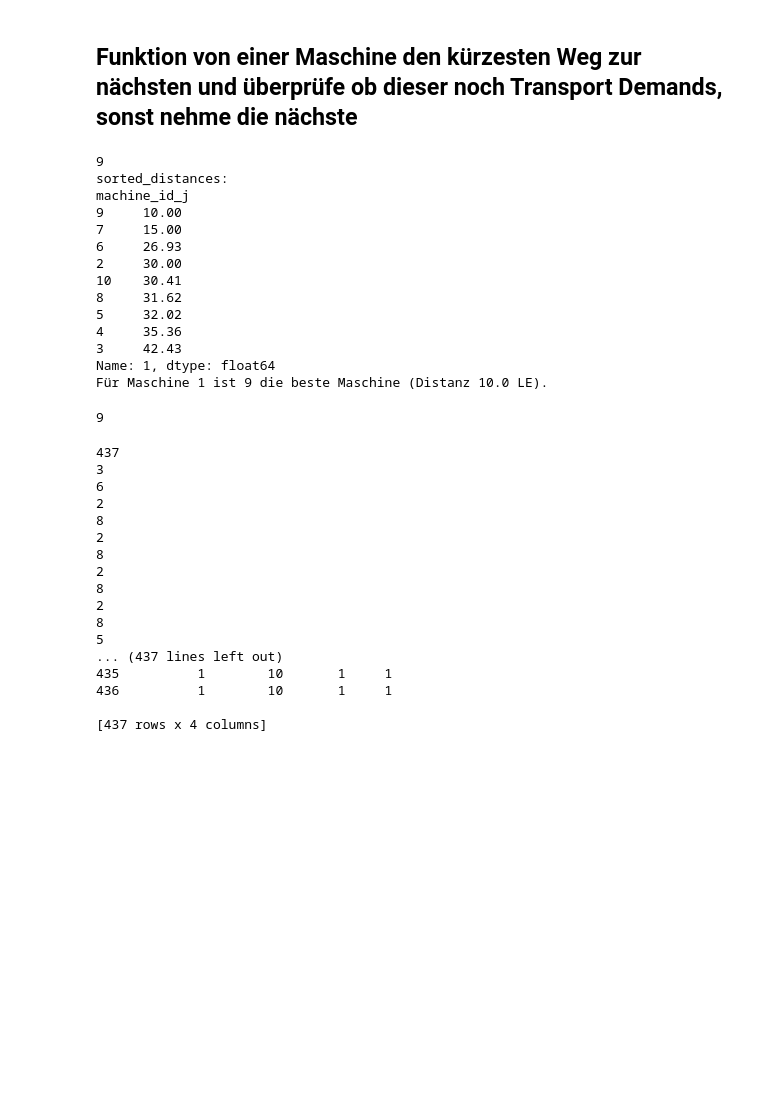
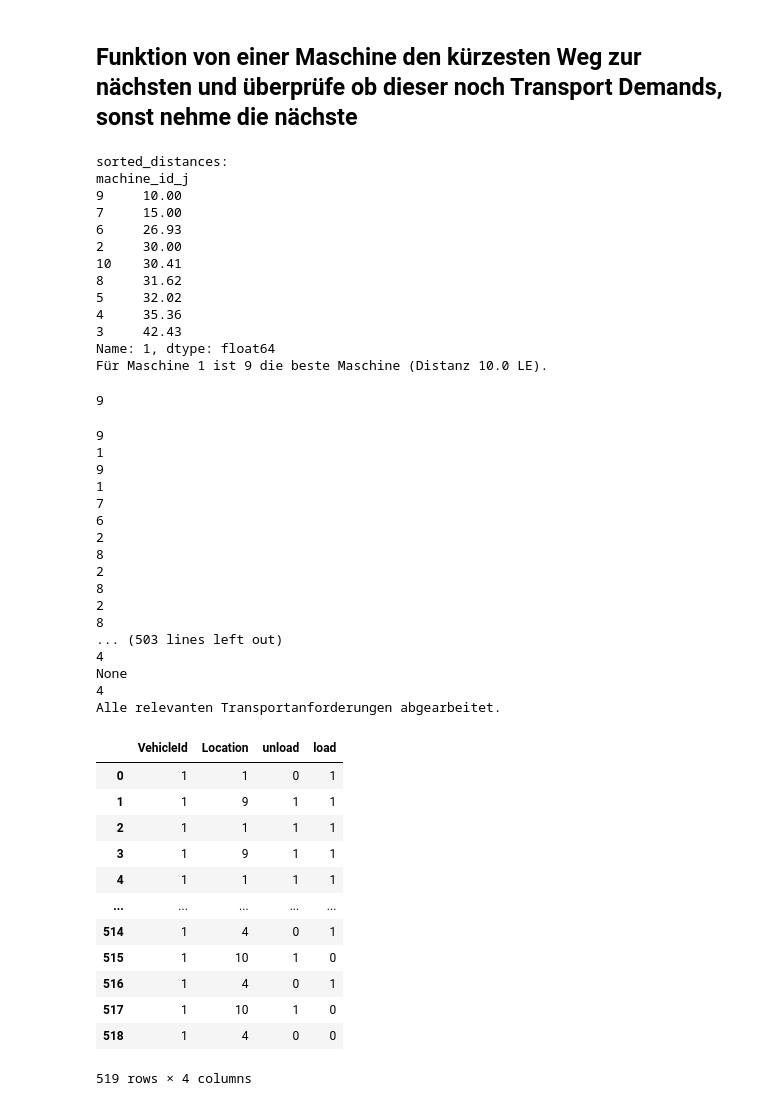
Before and after one commit to anh-lxn/logisticsLab, a Jupyter notebook: notebook/main.ipynb, the cells around one changed output. Drawn from its saved outputs; the diff is of its cells as text; code cells hidden in the pictures; blank space fills up the shorter version.

```diff
--- a/notebook/main.ipynb
+++ b/notebook/main.ipynb
@@ -24,6 +24,7 @@ git_dir = os.getcwd()
 data_dir = os.path.join(git_dir, '../data')
 machine_positions_path = os.path.join(data_dir, "machine_positions.txt")
 transport_demand_path = os.path.join(data_dir, "transport_demand.txt")
+schedule_path = os.path.join(data_dir, "schedule.txt")
 
 def read_txt_files(display_dataframes=False):
   machine_positions = pd.read_csv(machine_positions_path, sep=r";", names =["machine_id", "x", "y"], header=0)
@@ -158,9 +159,7 @@ def find_next_machine(start_machine, display_text=False, condition_demands_equal
   else:
       for next_machine, dist in sorted_distances.items():
           # Wir prüfen NICHT, ob start→next existiert, sondern ob die Maschine als Startpunkt noch Aufträge hat
-          remaining_demands = transport_demand.loc[
-              (transport_demand["start"] == next_machine) & (transport_demand["number"] > 0)
-          ]
+          remaining_demands = transport_demand.loc[(transport_demand["start"] == next_machine) & (transport_demand["number"] > 0)]
           if not remaining_demands.empty:
               if display_text:
                   print(f"Leerlaufbewegung: von {start_machine} zu {next_machine} (Distanz {dist} LE) — dort gibt es offene Transporte.")
@@ -172,7 +171,6 @@ def find_next_machine(start_machine, display_text=False, condition_demands_equal
 
 find_next_machine(1, display_text=True)
 # %% [output]
-9
 sorted_distances:
 machine_id_j
 9     10.00
@@ -189,48 +187,76 @@ Für Maschine 1 ist 9 die beste Maschine (Distanz 10.0 LE).
 9
 # %%
 schedule = pd.DataFrame(columns=["VehicleId", "Location", "unload", "load"])
-count = 0
+count = 1
 sum_of_transports_demands = calculate_total_transport_demands()
-print(sum_of_transports_demands)
 
 
-def calculate_best_route(carID, start_machine, unload, load):
+def calculate_best_route(carID, start_machine, start_unload, start_load):
     global count
     global sum_of_transports_demands
 
+    schedule.loc[0] = [carID, start_machine, start_unload, start_load]
+    car_has_load = True
     while sum_of_transports_demands > 0:
-        schedule.loc[count] = [carID, start_machine, unload, load]
         next_machine = find_next_machine(start_machine)
+        print(next_machine)
 
         if next_machine is None:
             next_machine = find_next_machine(start_machine, condition_demands_equals_0=False)
-        else:
+            schedule.loc[count] = [carID, next_machine, 1, 0]
+            car_has_load = False
+            count += 1
+        elif car_has_load:
+            schedule.loc[count] = [carID, next_machine, 1, 1]
+            car_has_load = True
+            decrease_transport_demand(start_machine, next_machine)
+            sum_of_transports_demands -= 1
+            count += 1
+        else: # car_has_load = False
+            schedule.loc[count] = [carID, next_machine, 0, 1]
+            car_has_load = True
             decrease_transport_demand(start_machine, next_machine)
             sum_of_transports_demands -= 1
             count += 1
 
+
         start_machine = next_machine  # wichtig: weiterfahren zur nächsten Maschine!
 
+    schedule.loc[count - 1] = [carID, next_machine, 0, 0]
     print("Alle relevanten Transportanforderungen abgearbeitet.")
     transport_demand.to_csv("test.csv", index=False)
-    print(schedule)
+    display(schedule)
+    schedule.to_csv(schedule_path, sep=";", index=False)
 
-calculate_best_route(1, 10, 1, 1)
+calculate_best_route(1, 1, 0, 1)
 # %% [output]
-437
-3
+9
+1
+9
+1
+7
 6
 2
 8
 2
 8
 2
 8
-2
-8
-5
-... (437 lines left out)
-435          1        10       1     1
-436          1        10       1     1
-
-[437 rows x 4 columns]
+... (503 lines left out)
+4
+None
+4
+Alle relevanten Transportanforderungen abgearbeitet.
+|  | VehicleId | Location | unload | load |
+| 0 | 1 | 1 | 0 | 1 |
+| 1 | 1 | 9 | 1 | 1 |
+| 2 | 1 | 1 | 1 | 1 |
+| 3 | 1 | 9 | 1 | 1 |
+| 4 | 1 | 1 | 1 | 1 |
+| ... | ... | ... | ... | ... |
+| 514 | 1 | 4 | 0 | 1 |
+| 515 | 1 | 10 | 1 | 0 |
+| 516 | 1 | 4 | 0 | 1 |
+| 517 | 1 | 10 | 1 | 0 |
+| 518 | 1 | 4 | 0 | 0 |
+519 rows × 4 columns
```
Also changed, not shown: 8 other files.
